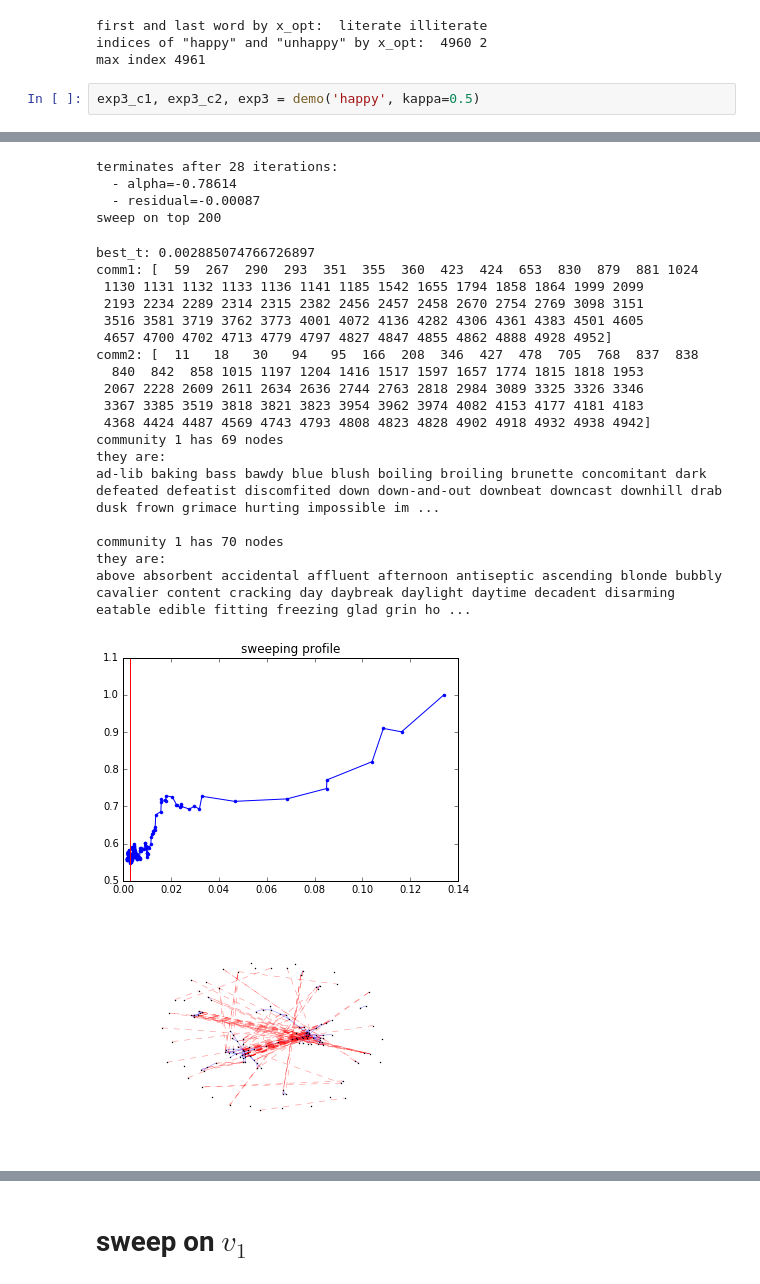
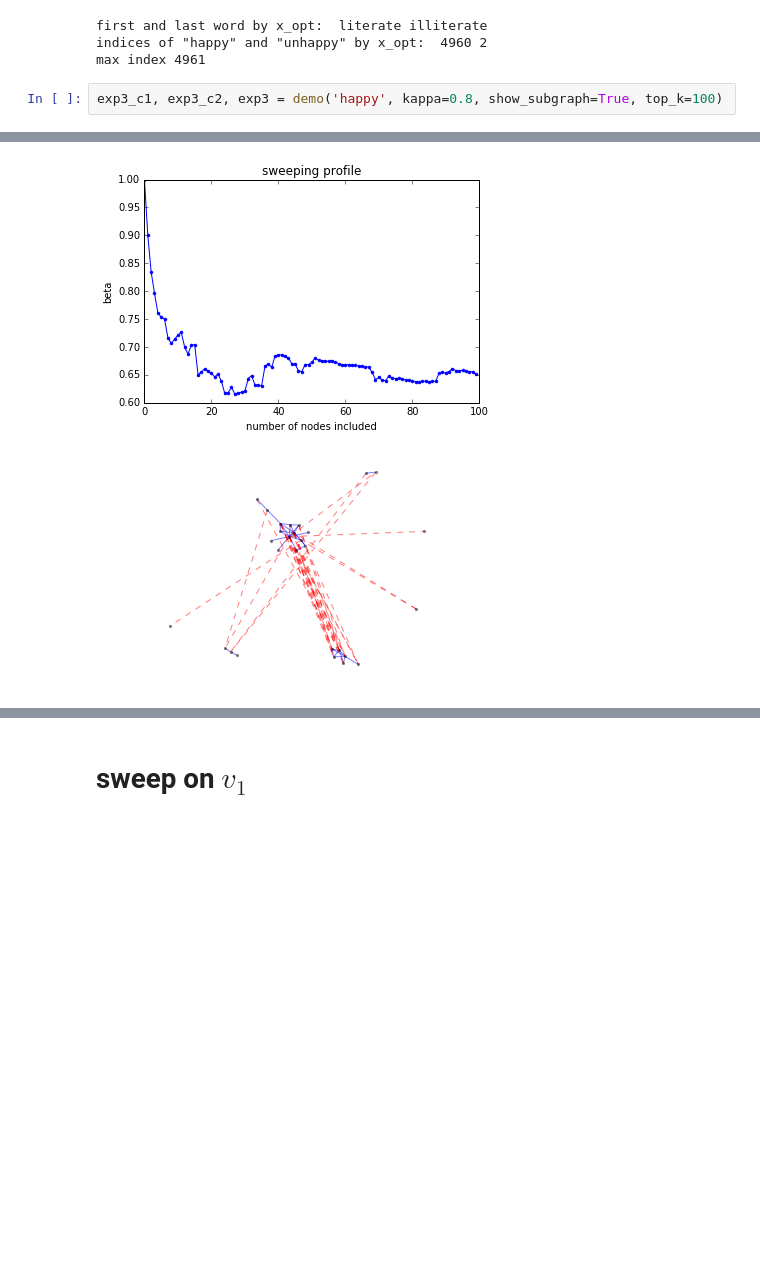
Before and after one commit to xiaohan2012/signed-local-community, a Jupyter notebook: case-study-on-word-graph.ipynb, the cells around one changed output, grey strips where cells are left out. Cells and saved outputs as stored; diff of their text form; blank space fills up the shorter version.

```diff
--- a/case-study-on-word-graph.ipynb
+++ b/case-study-on-word-graph.ipynb
@@ -205,5 +195,5 @@ first and last word by x_opt:  literate illiterate
 indices of "happy" and "unhappy" by x_opt:  4960 2
 max index 4961
 # %%
-exp3_c1, exp3_c2, exp3 = demo('happy', kappa=0.5)
+exp3_c1, exp3_c2, exp3 = demo('happy', kappa=0.8, show_subgraph=True, top_k=100)
 # %% [output]
@@ -222,27 +207,5 @@ residual: sqrt(kappa) - y' D s=-0.004967622785156833
-terminates after 28 iterations:
-  - alpha=-0.78614
-  - residual=-0.00087
-sweep on top 200
-best_t: 0.002885074766726897
-comm1: [  59  267  290  293  351  355  360  423  424  653  830  879  881 1024
- 1130 1131 1132 1133 1136 1141 1185 1542 1655 1794 1858 1864 1999 2099
- 2193 2234 2289 2314 2315 2382 2456 2457 2458 2670 2754 2769 3098 3151
- 3516 3581 3719 3762 3773 4001 4072 4136 4282 4306 4361 4383 4501 4605
- 4657 4700 4702 4713 4779 4797 4827 4847 4855 4862 4888 4928 4952]
-comm2: [  11   18   30   94   95  166  208  346  427  478  705  768  837  838
-  840  842  858 1015 1197 1204 1416 1517 1597 1657 1774 1815 1818 1953
- 2067 2228 2609 2611 2634 2636 2744 2763 2818 2984 3089 3325 3326 3346
- 3367 3385 3519 3818 3821 3823 3954 3962 3974 4082 4153 4177 4181 4183
- 4368 4424 4487 4569 4743 4793 4808 4823 4828 4902 4918 4932 4938 4942]
-community 1 has 69 nodes
-they are:
-ad-lib baking bass bawdy blue blush boiling broiling brunette concomitant dark defeated defeatist discomfited down down-and-out downbeat downcast downhill drab dusk frown grimace hurting impossible im ...
-
-community 1 has 70 nodes
-they are:
-above absorbent accidental affluent afternoon antiseptic ascending blonde bubbly cavalier content cracking day daybreak daylight daytime decadent disarming eatable edible fitting freezing glad grin ho ...
-[figure, old version]
+[figure, new version]
-[figure, old version]
+[figure, new version]
 # %%
 print('rank of "happy"', rank_of_word(exp3['x_opt'], 'happy'))
 print('rank of "unhappy"', rank_of_word(exp3['x_opt'], 'unhappy'))
```
Also changed, not shown: parts of 22 cells of this notebook.
